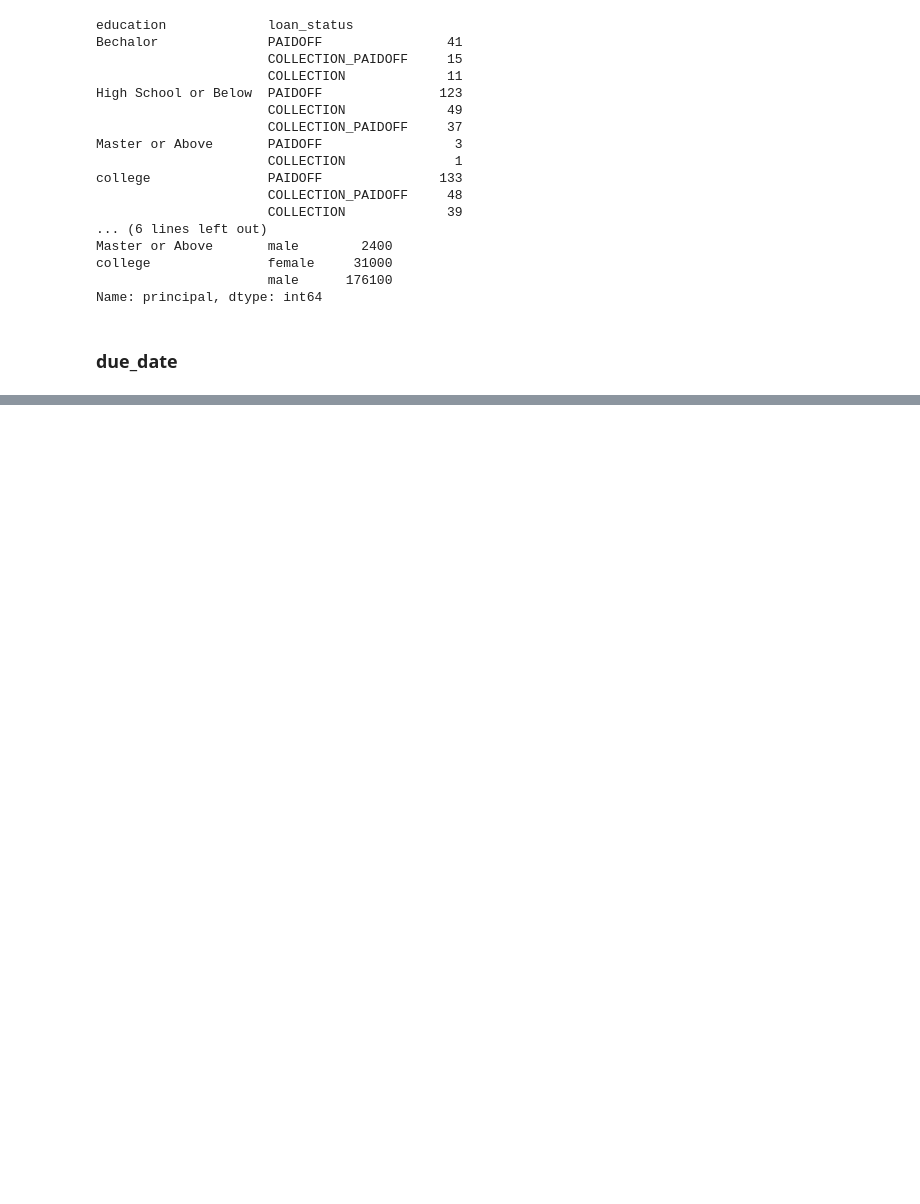
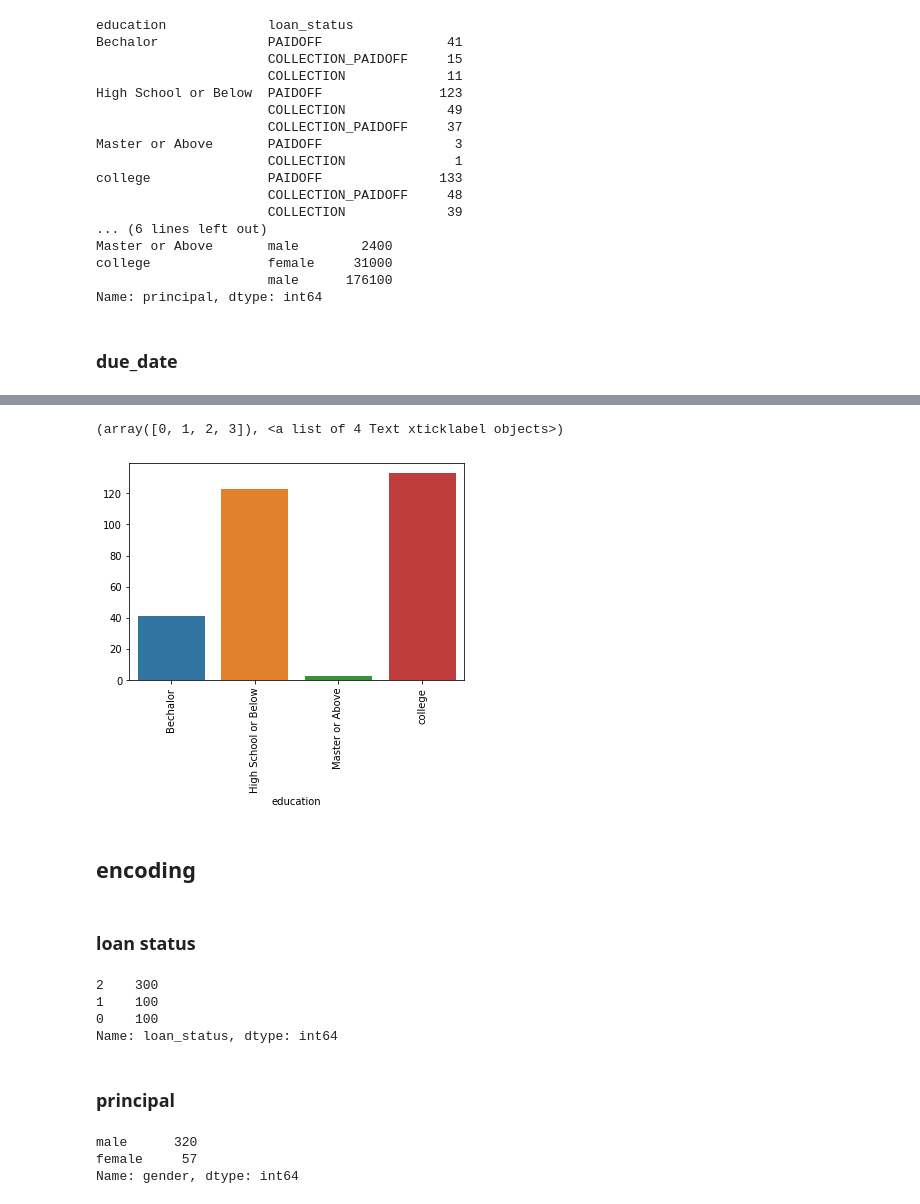
Before and after one commit to choisawyou/Kaggle, a Jupyter notebook: loan_data/loan_data.ipynb, the cells around one changed output, grey strips where cells are left out. Cells and saved outputs as stored; diff of their text form; code cells hidden in the pictures; blank space fills up the shorter version.

```diff
--- a/loan_data/loan_data.ipynb
+++ b/loan_data/loan_data.ipynb
@@ -569,0 +719,11 @@ Name: principal, dtype: int64
+# %%
+#paidoff 사람들 교육정도
+# x축에 인덱스 주고 y축에 value count!
+sns.barplot(data[data['loan_status']=='PAIDOFF'].groupby('education')['gender'].count().index,
+            y=data[data['loan_status']=='PAIDOFF'].groupby('education')['gender'].count().values)
+plt.xticks(rotation=90)
+# %% [output]
+(array([0, 1, 2, 3]), <a list of 4 Text xticklabel objects>)
+[figure, added]
+# %% [markdown]
+## encoding
@@ -569,0 +734,2 @@ Name: principal, dtype: int64
+# %% [markdown]
+### loan status
@@ -569,0 +743,15 @@ Name: principal, dtype: int64
+# %%
+data.loan_status.value_counts()
+# %% [output]
+2    300
+1    100
+0    100
+Name: loan_status, dtype: int64
+# %% [markdown]
+### principal
+# %%
+data[data['principal']== 1000].gender.value_counts()
+# %% [output]
+male      320
+female     57
+Name: gender, dtype: int64
```
Also changed, not shown: parts of 34 cells of this notebook.
